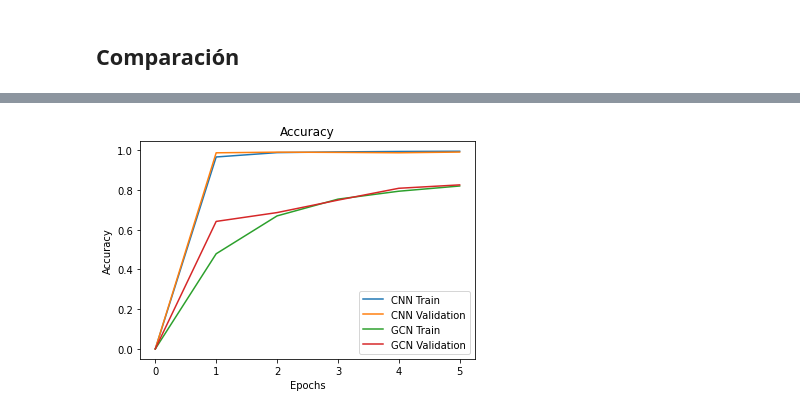
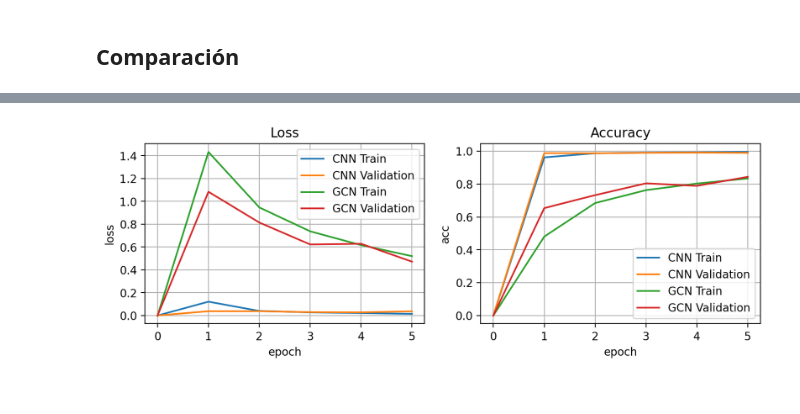
Before and after one commit to jesusmiguel123/Tesis, a Jupyter notebook: Tesis.ipynb, the cells around one changed output, grey strips where cells are left out. Drawn from its saved outputs; the diff is of its cells as text; code cells hidden in the pictures.

```diff
--- a/Tesis.ipynb
+++ b/Tesis.ipynb
@@ -402,21 +370,28 @@ plt.show()
-# %%
-ep = np.arange(0, epochs + 1,1)
-
-plt.plot(ep, convTrainAcc, label="CNN Train")
-plt.plot(ep, convValAcc, label="CNN Validation")
-
-plt.plot(ep, gcnTrainAcc, label="GCN Train")
-plt.plot(ep, gcnValAcc, label="GCN Validation")
-
-plt.title("Accuracy")
-plt.xlabel("Epochs")
-plt.ylabel("Accuracy")
-
-plt.legend()
-
-plt.show()
-# %% [output]
-[figure, removed]
+# %%
+fig = plt.figure(dpi=200, figsize=(10,3))
+ax = plt.subplot(121)
+ax.plot(convTrainLoss, label="CNN Train")
+ax.plot(convValLoss, label="CNN Validation")
+ax.plot(gcnTrainLoss, label="GCN Train")
+ax.plot(gcnValLoss, label="GCN Validation")
+ax.legend()
+ax.grid(True)
+ax.set_title('Loss')
+ax.set_xlabel('epoch')
+ax.set_ylabel('loss')
+ax = plt.subplot(122)
+ax.plot(convTrainAcc, label="CNN Train")
+ax.plot(convValAcc, label="CNN Validation")
+ax.plot(gcnTrainAcc, label="GCN Train")
+ax.plot(gcnValAcc, label="GCN Validation")
+ax.legend()
+ax.grid(True)
+ax.set_title('Accuracy')
+ax.set_ylabel('acc')
+ax.set_xlabel('epoch')
+plt.show()
+# %% [output]
+[figure, added]
 # %%
 GCNmodel20 = GCN()
 
```
Also changed, not shown: parts of 17 cells of this notebook.
